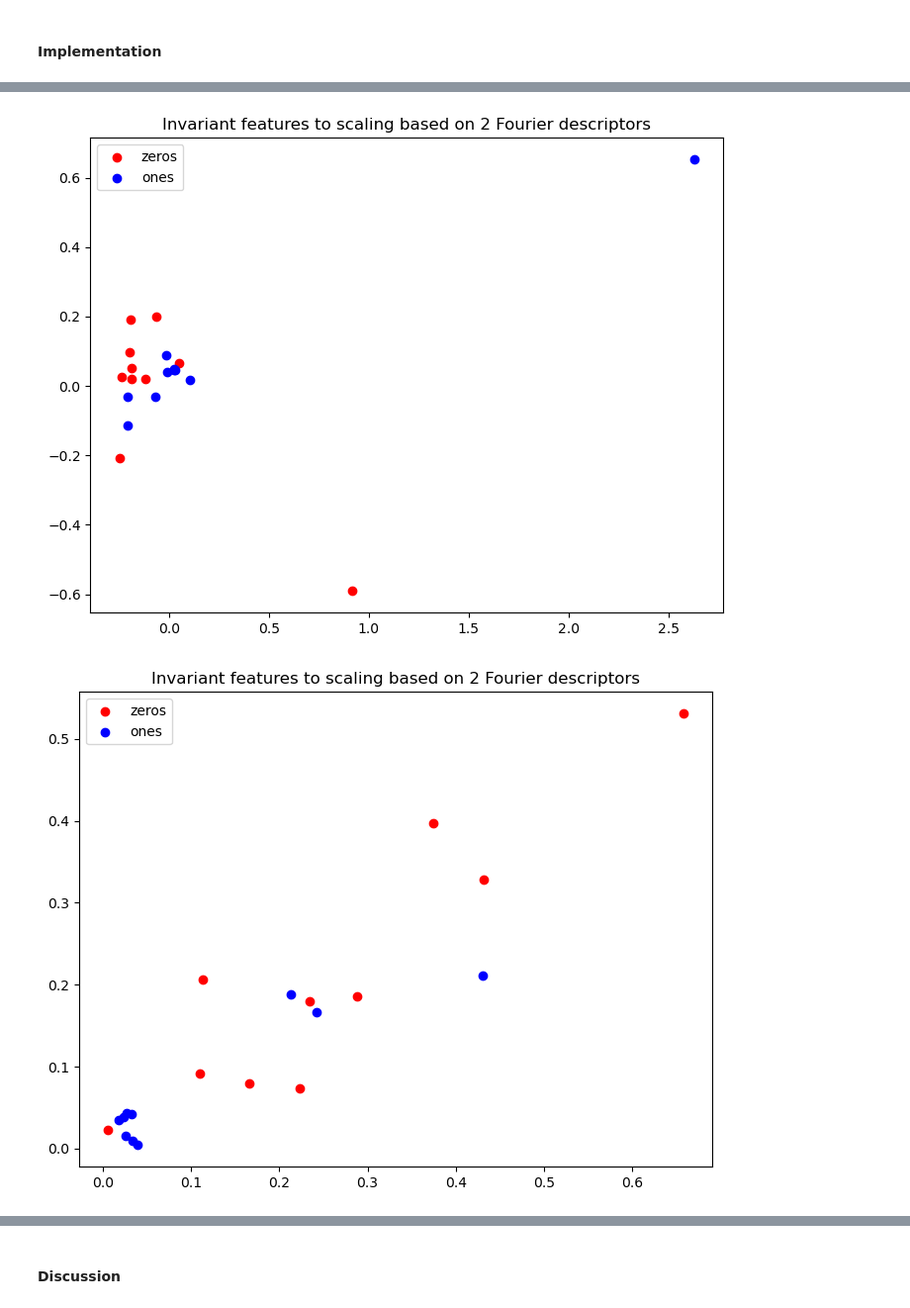
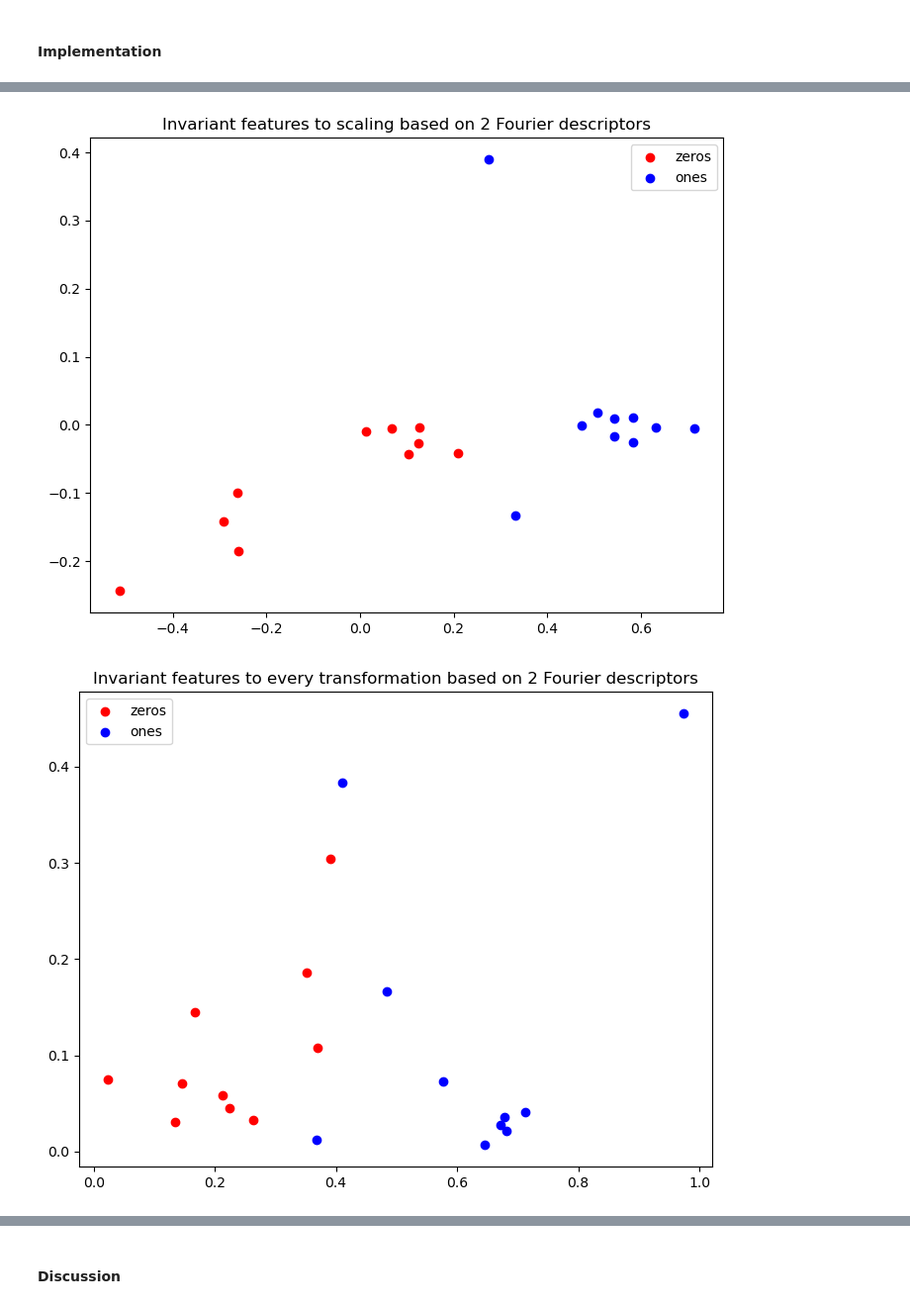
Before and after one commit to lindadelacombaz/iapr-2023, a Jupyter notebook: lab_02_object_description.ipynb, the cells around one changed output, grey strips where cells are left out. Shown at 99% size. Drawn from its saved outputs; the diff is of its cells as text; code cells hidden in the pictures.

```diff
--- a/lab_02_object_description.ipynb
+++ b/lab_02_object_description.ipynb
@@ -473,11 +485,12 @@ ones_f2 = []
 for img in zeros:
     contour = get_contour(img)[0]
     descriptors = get_descriptors(contour, L_max_0)
-    zeros_f1.append(descriptors[0].real)
-    zeros_f2.append(descriptors[1].real)
-
+    zeros_f1.append(descriptors[1].real)
+    zeros_f2.append(descriptors[2].real)
+print(zeros_f1)
+print(zeros_f2)
 for img in ones:
     contour = get_contour(img)[0]
     descriptors = get_descriptors(contour, L_max_1)
-    ones_f1.append(descriptors[0].real)
-    ones_f2.append(descriptors[1].real)
+    ones_f1.append(descriptors[1].real)
+    ones_f2.append(descriptors[2].real)
@@ -675,12 +698,12 @@ zeros_f2 = []
 ones_f1 = []
 ones_f2 = []
 for img in translated_images_zeros:
-    descriptors = get_invariant_features(img, inv_to_translation=True)
+    descriptors = get_invariant_features(img, L_max_0, inv_to_translation=True)
     # Store the first and second Fourier descriptors (positive frequencies) for each image in the corresponding list:
     zeros_f1.append(descriptors[1].real)
     zeros_f2.append(descriptors[2].real)
 for img in translated_images_ones:
-    descriptors = get_invariant_features(img, inv_to_translation=True)
+    descriptors = get_invariant_features(img, L_max_1, inv_to_translation=True)
     ones_f1.append(descriptors[1].real)
     ones_f2.append(descriptors[2].real)
 # Plot features for all images
@@ -704,12 +727,12 @@ zeros_f2 = []
 ones_f1 = []
 ones_f2 = []
 for img in rotated_images_zeros:
-    descriptors = get_invariant_features(img, inv_to_rotation=True)
+    descriptors = get_invariant_features(img, L_max_0, inv_to_rotation=True)
     # take the real part of the invariant features:
     zeros_f1.append(descriptors[1].real)
     zeros_f2.append(descriptors[2].real)
 for img in rotated_images_ones:
-    descriptors = get_invariant_features(img, inv_to_rotation=True)
+    descriptors = get_invariant_features(img, L_max_1, inv_to_rotation=True)
     ones_f1.append(descriptors[1].real)
     ones_f2.append(descriptors[2].real)
 # Plot features for all images
@@ -725,28 +748,28 @@ plt.show()
 # %%
 # Invariance to scaling plot:
 zeros_f1 = []
 zeros_f2 = []
 ones_f1 = []
 ones_f2 = []
 for img in scaled_images_zeros:
-    descriptors = get_invariant_features(img, inv_to_scale=True)
+    descriptors = get_invariant_features(img, L_max_0, inv_to_scale=True)
     # take the real part of the invariant features:
-    zeros_f1.append(descriptors[2].real)
-    zeros_f2.append(descriptors[3].real)
+    zeros_f1.append(descriptors[1].real)
+    zeros_f2.append(descriptors[2].real)
 for img in scaled_images_ones:
-    descriptors = get_invariant_features(img, inv_to_scale=True)
-    ones_f1.append(descriptors[2].real)
-    ones_f2.append(descriptors[3].real)
+    descriptors = get_invariant_features(img, L_max_1, inv_to_scale=True)
+    ones_f1.append(descriptors[1].real)
+    ones_f2.append(descriptors[2].real)
 # Plot features for all images
 fig = plt.figure()
 ax = fig.add_axes([0,0,1,1])
 ax.scatter(zeros_f1, zeros_f2, color='r', label='zeros')
 ax.scatter(ones_f1, ones_f2, color='b', label='ones')
 ax.legend(loc='best')
 plt.title("Invariant features to scaling based on 2 Fourier descriptors")
 plt.show()
 # %% [output]
-[figure, old version]
+[figure, new version]
 # %%
 # Invariance to every transformation plot:
 zeros_f1 = []
@@ -754,21 +777,21 @@ zeros_f2 = []
 ones_f1 = []
 ones_f2 = []
 for img in transformed_images_zeros:
-    descriptors = get_invariant_features(img, inv_to_scale=True, inv_to_translation = True, inv_to_rotation = True)
+    descriptors = get_invariant_features(img, L_max_0, inv_to_scale=True, inv_to_translation = True, inv_to_rotation = True)
     # take the real part of the invariant features:
-    zeros_f1.append(descriptors[2].real)
-    zeros_f2.append(descriptors[3].real)
+    zeros_f1.append(descriptors[1].real)
+    zeros_f2.append(descriptors[2].real)
 for img in transformed_images_ones:
-    descriptors = get_invariant_features(img, inv_to_scale=True, inv_to_translation = True, inv_to_rotation = True)
-    ones_f1.append(descriptors[2].real)
-    ones_f2.append(descriptors[3].real)
+    descriptors = get_invariant_features(img, L_max_1, inv_to_scale=True, inv_to_translation = True, inv_to_rotation = True)
+    ones_f1.append(descriptors[1].real)
+    ones_f2.append(descriptors[2].real)
 # Plot features for all images
 fig = plt.figure()
 ax = fig.add_axes([0,0,1,1])
 ax.scatter(zeros_f1, zeros_f2, color='r', label='zeros')
 ax.scatter(ones_f1, ones_f2, color='b', label='ones')
 ax.legend(loc='best')
-plt.title("Invariant features to scaling based on 2 Fourier descriptors")
+plt.title("Invariant features to every transformation based on 2 Fourier descriptors")
 plt.show()
 # %% [output]
-[figure, old version]
+[figure, new version]
```
Also changed, not shown: parts of 53 cells of this notebook.
